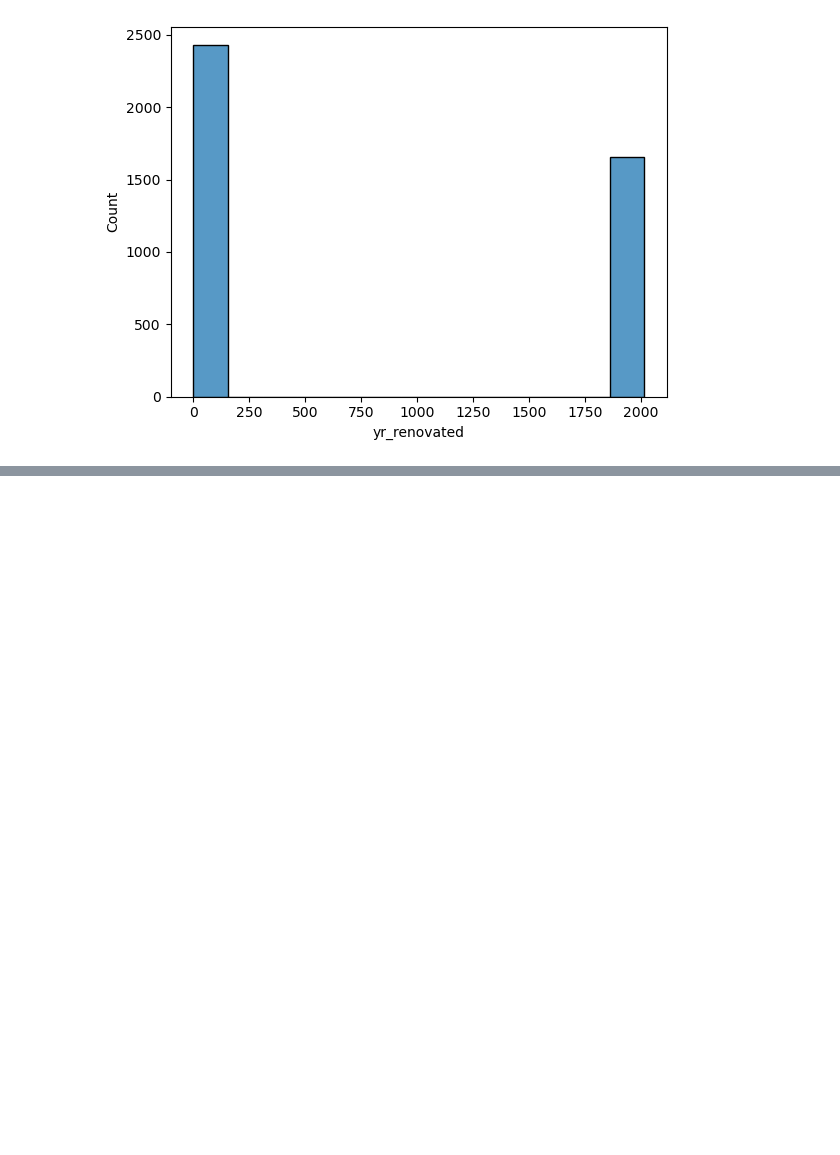
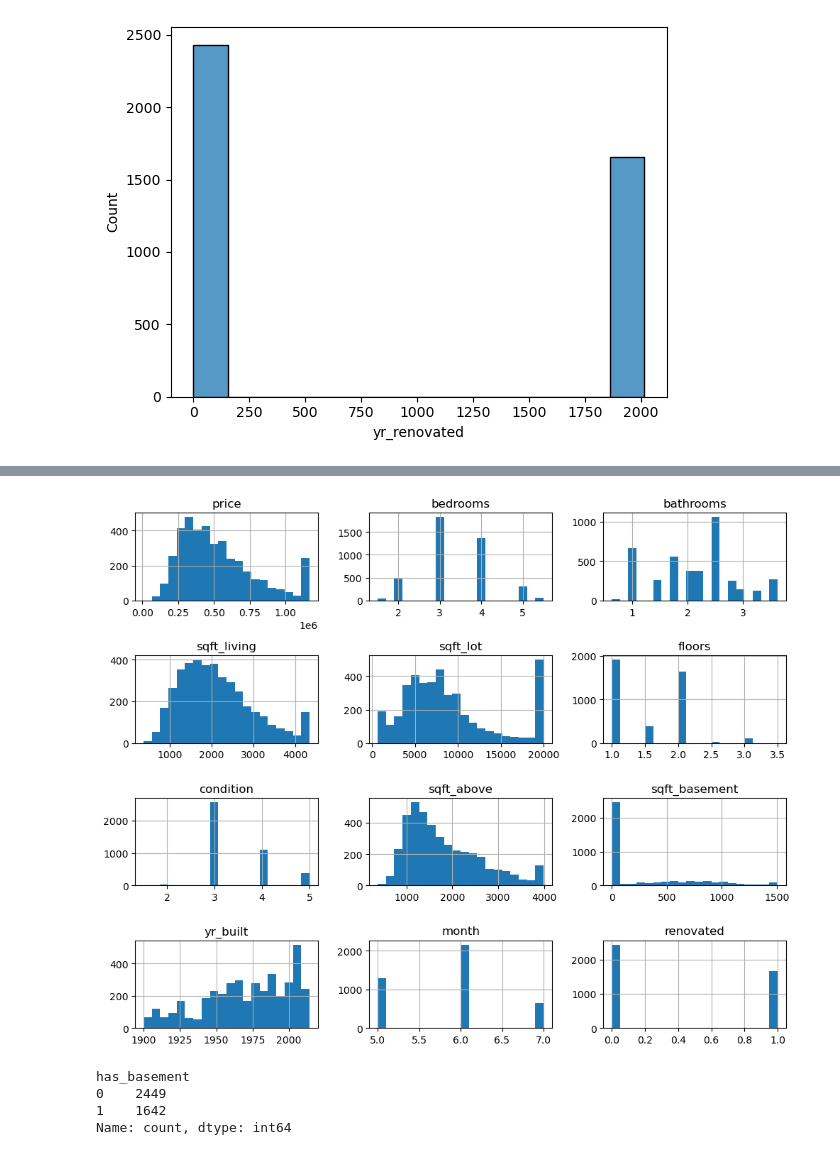
Before and after one commit to ayberkozcan/regression-exercises, a Jupyter notebook: Analyzing USA House Prices/analyzing_USA_house_prices.ipynb, the cells around one changed output, grey strips where cells are left out. Saved outputs shown, nothing was run; the diff lists cells and outputs as text; code cells hidden in the pictures; blank space fills up the shorter version.

Commit message:
Relationships analyzed

```diff
--- a/Analyzing USA House Prices/analyzing_USA_house_prices.ipynb
+++ b/Analyzing USA House Prices/analyzing_USA_house_prices.ipynb
@@ -363,0 +383,2 @@ array([   0., 2007., 2003., 2006., 1970., 2009., 1990., 1994., 2000.,
+# %%
+df["renovated"] = df["yr_renovated"].apply(lambda x: 0 if x==0 else 1)
@@ -363,0 +392,2 @@ array([   0., 2007., 2003., 2006., 1970., 2009., 1990., 1994., 2000.,
+# %%
+df = df.drop(columns=["yr_renovated"])
@@ -363,0 +403,8 @@ array([   0., 2007., 2003., 2006., 1970., 2009., 1990., 1994., 2000.,
+# %%
+# Let's analyze histograms of all numerical features
+
+df.hist(figsize=(10, 8), bins=20)
+plt.tight_layout()
+plt.show()
+# %% [output]
+[figure, added]
@@ -363,0 +415,7 @@ array([   0., 2007., 2003., 2006., 1970., 2009., 1990., 1994., 2000.,
+# %%
+df["has_basement"].value_counts()
+# %% [output]
+has_basement
+0    2449
+1    1642
+Name: count, dtype: int64
```
Also changed, not shown: parts of 24 cells of this notebook, 1 other file.
